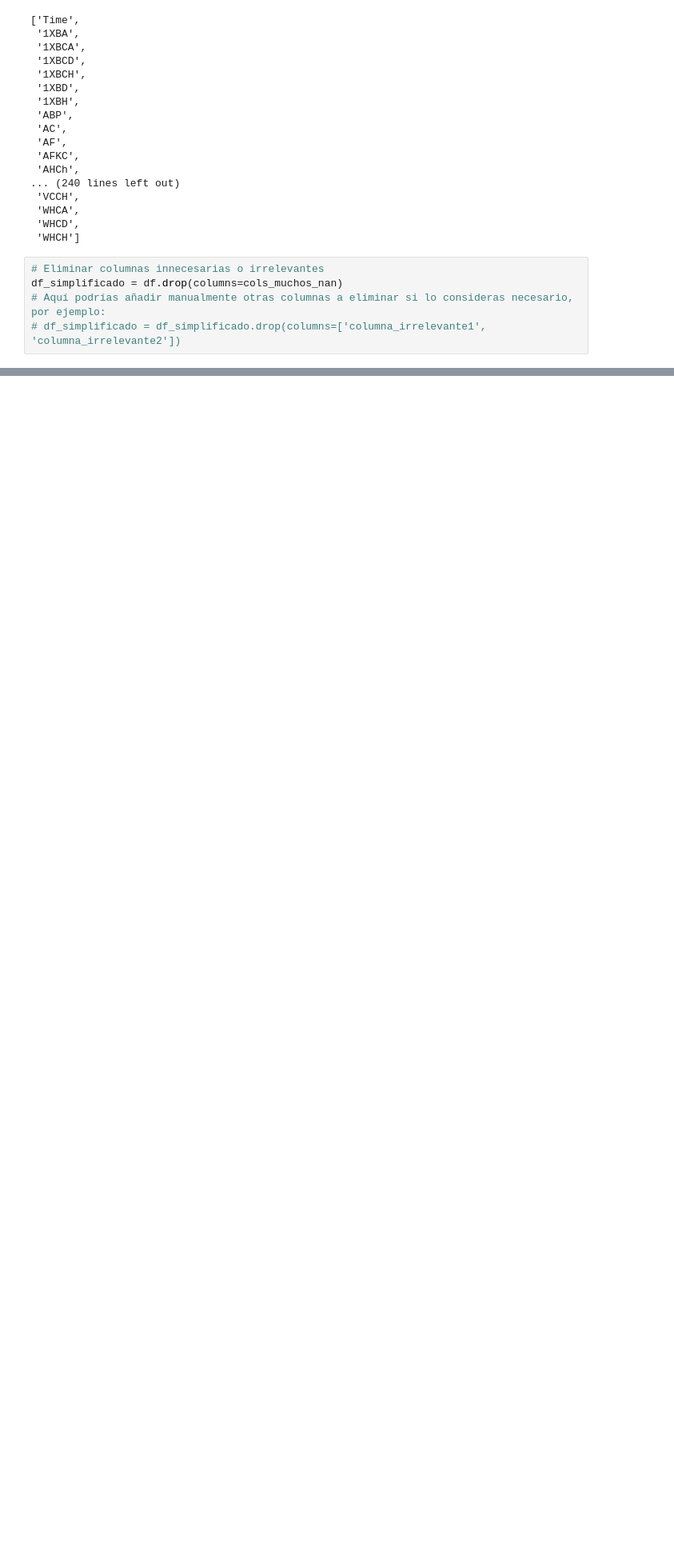
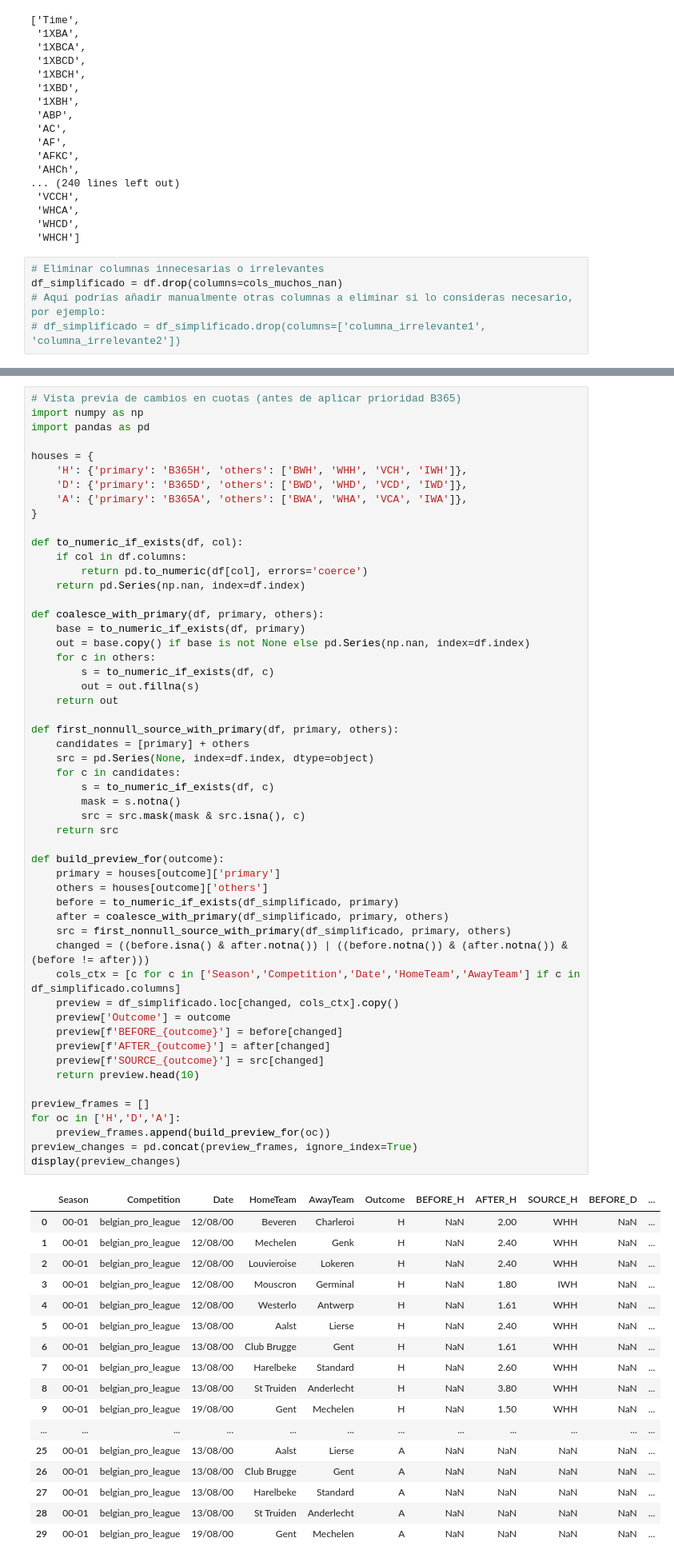
Before and after one commit to andresbri98/empateitor, a Jupyter notebook: notebooks/clean_unified_football_data.ipynb, the cells around one changed output, grey strips where cells are left out. Shown: that part at 80% size. Drawn from its saved outputs; the diff is of its cells as text; blank space fills up the shorter version.

```diff
--- a/notebooks/clean_unified_football_data.ipynb
+++ b/notebooks/clean_unified_football_data.ipynb
@@ -188,0 +200,71 @@ NameError: name 'limpio' is not defined
+# %%
+# Vista previa de cambios en cuotas (antes de aplicar prioridad B365)
+import numpy as np
+import pandas as pd
+
+houses = {
+    'H': {'primary': 'B365H', 'others': ['BWH', 'WHH', 'VCH', 'IWH']},
+    'D': {'primary': 'B365D', 'others': ['BWD', 'WHD', 'VCD', 'IWD']},
+    'A': {'primary': 'B365A', 'others': ['BWA', 'WHA', 'VCA', 'IWA']},
+}
+
+def to_numeric_if_exists(df, col):
+    if col in df.columns:
+        return pd.to_numeric(df[col], errors='coerce')
+    return pd.Series(np.nan, index=df.index)
+
+def coalesce_with_primary(df, primary, others):
+    base = to_numeric_if_exists(df, primary)
+    out = base.copy() if base is not None else pd.Series(np.nan, index=df.index)
+    for c in others:
+        s = to_numeric_if_exists(df, c)
+        out = out.fillna(s)
+    return out
+
+def first_nonnull_source_with_primary(df, primary, others):
+    candidates = [primary] + others
+    src = pd.Series(None, index=df.index, dtype=object)
+    for c in candidates:
+        s = to_numeric_if_exists(df, c)
+        mask = s.notna()
+        src = src.mask(mask & src.isna(), c)
+    return src
+
+def build_preview_for(outcome):
+    primary = houses[outcome]['primary']
+    others = houses[outcome]['others']
+    before = to_numeric_if_exists(df_simplificado, primary)
+    after = coalesce_with_primary(df_simplificado, primary, others)
+    src = first_nonnull_source_with_primary(df_simplificado, primary, others)
+    changed = ((before.isna() & after.notna()) | ((before.notna()) & (after.notna()) & (before != after)))
+    cols_ctx = [c for c in ['Season','Competition','Date','HomeTeam','AwayTeam'] if c in df_simplificado.columns]
+    preview = df_simplificado.loc[changed, cols_ctx].copy()
+    preview['Outcome'] = outcome
+    preview[f'BEFORE_{outcome}'] = before[changed]
+    preview[f'AFTER_{outcome}'] = after[changed]
+    preview[f'SOURCE_{outcome}'] = src[changed]
+    return preview.head(10)
+
+preview_frames = []
+for oc in ['H','D','A']:
+    preview_frames.append(build_preview_for(oc))
+preview_changes = pd.concat(preview_frames, ignore_index=True)
+display(preview_changes)
+# %% [output]
+|  | Season | Competition | Date | HomeTeam | AwayTeam | Outcome | BEFORE_H | AFTER_H | SOURCE_H | BEFORE_D | ... |
+| 0 | 00-01 | belgian_pro_league | 12/08/00 | Beveren | Charleroi | H | NaN | 2.00 | WHH | NaN | ... |
+| 1 | 00-01 | belgian_pro_league | 12/08/00 | Mechelen | Genk | H | NaN | 2.40 | WHH | NaN | ... |
+| 2 | 00-01 | belgian_pro_league | 12/08/00 | Louvieroise | Lokeren | H | NaN | 2.40 | WHH | NaN | ... |
+| 3 | 00-01 | belgian_pro_league | 12/08/00 | Mouscron | Germinal | H | NaN | 1.80 | IWH | NaN | ... |
+| 4 | 00-01 | belgian_pro_league | 12/08/00 | Westerlo | Antwerp | H | NaN | 1.61 | WHH | NaN | ... |
+| 5 | 00-01 | belgian_pro_league | 13/08/00 | Aalst | Lierse | H | NaN | 2.40 | WHH | NaN | ... |
+| 6 | 00-01 | belgian_pro_league | 13/08/00 | Club Brugge | Gent | H | NaN | 1.61 | WHH | NaN | ... |
+| 7 | 00-01 | belgian_pro_league | 13/08/00 | Harelbeke | Standard | H | NaN | 2.60 | WHH | NaN | ... |
+| 8 | 00-01 | belgian_pro_league | 13/08/00 | St Truiden | Anderlecht | H | NaN | 3.80 | WHH | NaN | ... |
+| 9 | 00-01 | belgian_pro_league | 19/08/00 | Gent | Mechelen | H | NaN | 1.50 | WHH | NaN | ... |
+| ... | ... | ... | ... | ... | ... | ... | ... | ... | ... | ... | ... |
+| 25 | 00-01 | belgian_pro_league | 13/08/00 | Aalst | Lierse | A | NaN | NaN | NaN | NaN | ... |
+| 26 | 00-01 | belgian_pro_league | 13/08/00 | Club Brugge | Gent | A | NaN | NaN | NaN | NaN | ... |
+| 27 | 00-01 | belgian_pro_league | 13/08/00 | Harelbeke | Standard | A | NaN | NaN | NaN | NaN | ... |
+| 28 | 00-01 | belgian_pro_league | 13/08/00 | St Truiden | Anderlecht | A | NaN | NaN | NaN | NaN | ... |
+| 29 | 00-01 | belgian_pro_league | 19/08/00 | Gent | Mechelen | A | NaN | NaN | NaN | NaN | ... |
```
Also changed, not shown: parts of 32 cells of this notebook, 2 other files.
